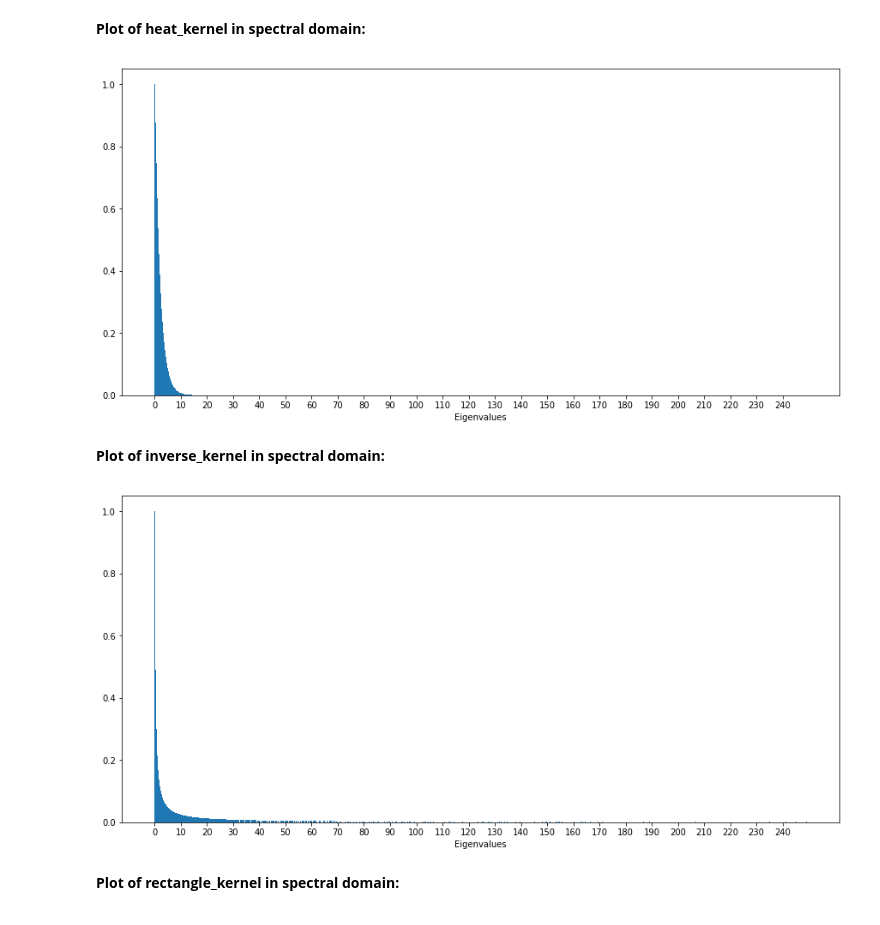
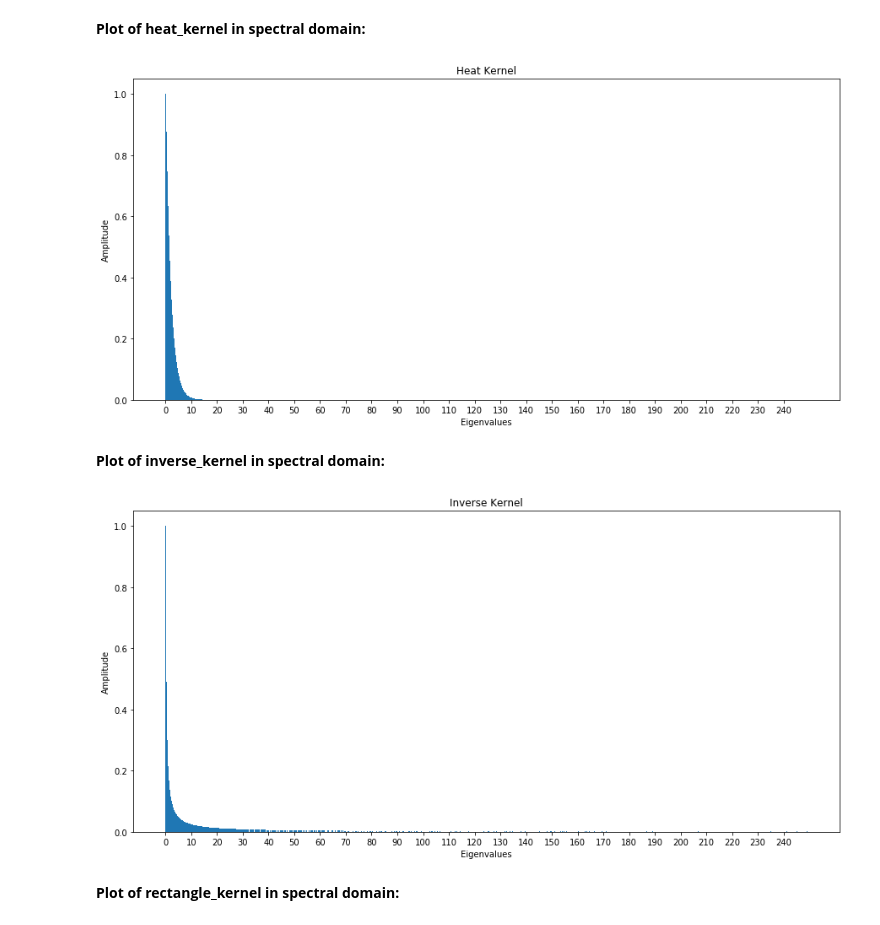
Before and after one commit to AmauV/NTDS, a Jupyter notebook: 4_graph_signal_processing.ipynb, the cells around one changed output. Cells and saved outputs as stored; diff of their text form; code cells hidden in the pictures.

```diff
--- a/4_graph_signal_processing.ipynb
+++ b/4_graph_signal_processing.ipynb
@@ -352,11 +352,14 @@ Plot all three filter kernels in the spectral domain. Remember to properly name
 # %%
 plt.figure(figsize=(15, 7))
 y_heat = heat_kernel(eigenvalues, 0.5)
 plt.bar(eigenvalues, y_heat, width=0.2)
 plt.xticks(np.arange(0, 250, 10))
-plt.xlabel("Eigenvalues");
+plt.xlabel("Eigenvalues")
+plt.ylabel("Amplitude")
+plt.title("Heat Kernel")
+plt.show()
 # %% [output]
-[figure, old version]
+[figure, new version]
 # %%
 t_heat = 0.5
 # %% [markdown]
@@ -366,9 +369,12 @@ plt.figure(figsize=(15, 7))
 y_inverse = inverse_kernel(eigenvalues, 4)
 plt.bar(eigenvalues, y_inverse, width=0.2)
 plt.xticks(np.arange(0, 250, 10))
-plt.xlabel("Eigenvalues");
+plt.xlabel("Eigenvalues")
+plt.ylabel("Amplitude")
+plt.title("Inverse Kernel")
+plt.show()
 # %% [output]
-[figure, old version]
+[figure, new version]
 # %%
 t_inverse = 4
 # %% [markdown]
```
Also changed, not shown: parts of 24 cells of this notebook.
